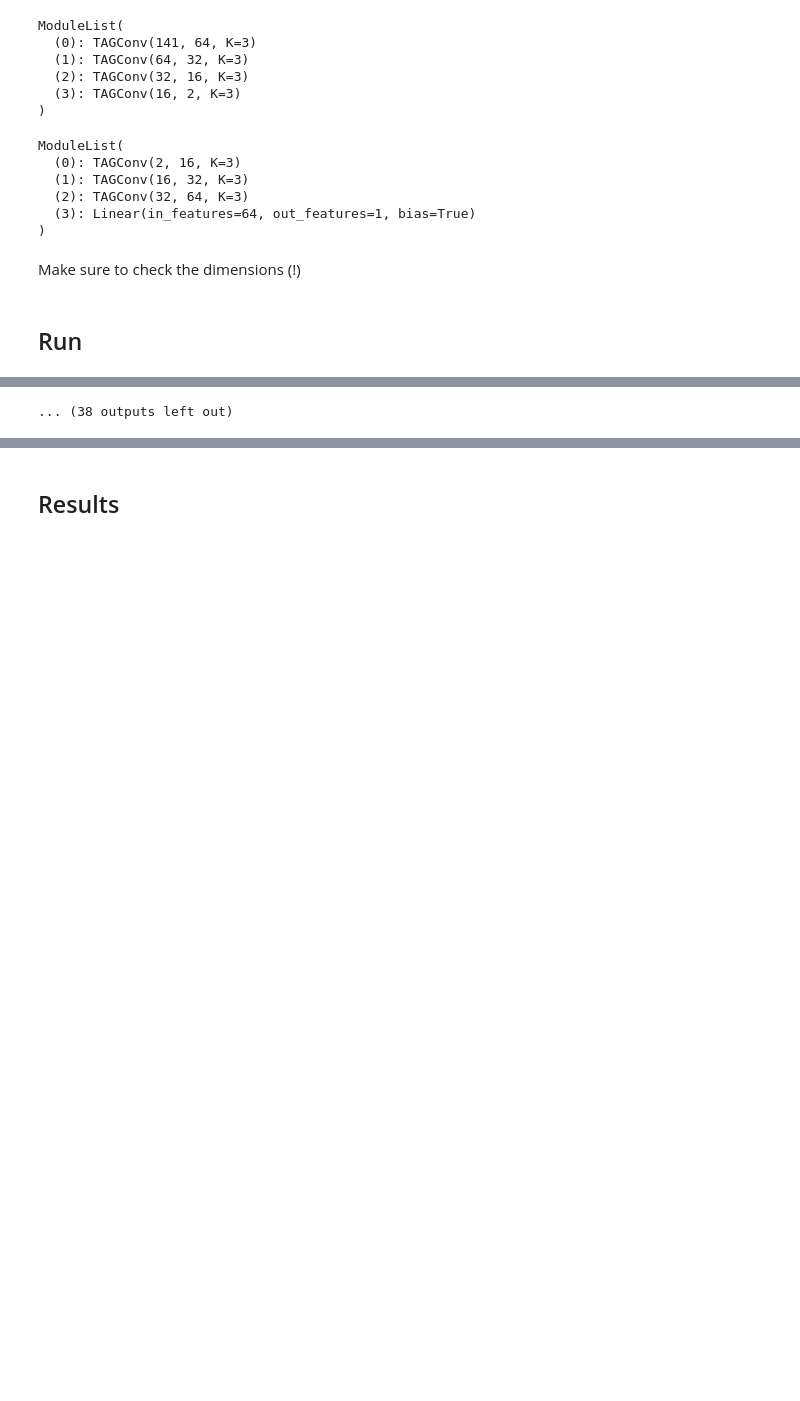
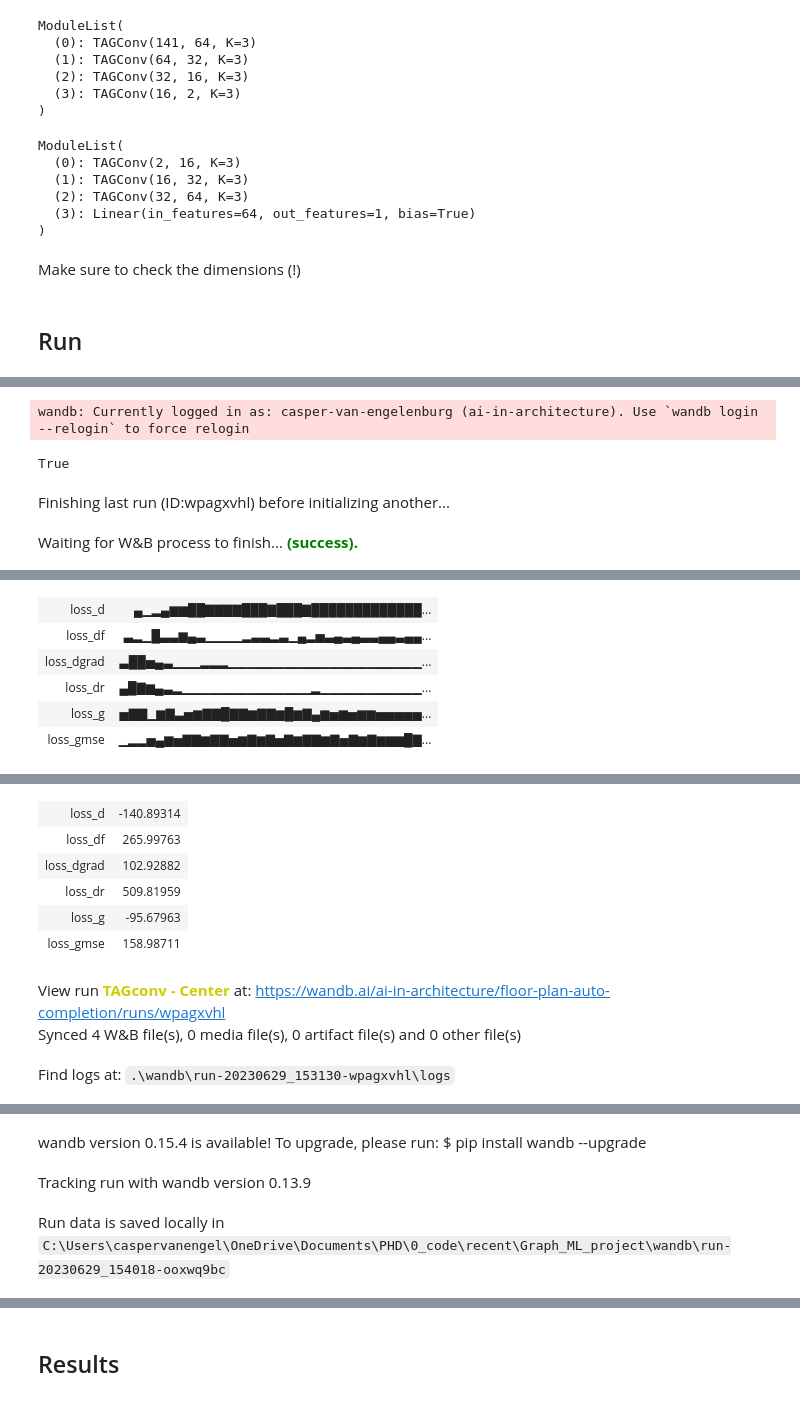
Before and after one commit to Haoranxia/Graph_ML_project, a Jupyter notebook: training_2.ipynb, the cells around one changed output, grey strips where cells are left out. Drawn from its saved outputs; the diff is of its cells as text; code cells hidden in the pictures; blank space fills up the shorter version.

Commit message:
wandb added to training

```diff
--- a/training_2.ipynb
+++ b/training_2.ipynb
@@ -453,3 +455,10 @@ Make sure to check the dimensions (!)
+# %%
+# Wandb Login
+import wandb
+wandb.login()
+# %% [output]
+wandb: Currently logged in as: casper-van-engelenburg (ai-in-architecture). Use `wandb login --relogin` to force relogin
+True
 # %%
 def reset_model(model):
     for layer in model.children():
@@ -462,7 +471,8 @@ from torch.nn import MSELoss
 
 # Set data
 bs = 64
-properties = [0, 1]
+task = 'Center'
+properties = [0, 1] if task == 'Center' else [0, 1, 2, 3]
 dataset = GraphDataset(path, mode='train')
 dataloader = DataLoader(dataset, batch_size=bs, shuffle=True)
 
@@ -474,8 +484,14 @@ in_dim = noise_dim + cat_dim
 out_dim = len(properties)
 hid_dim = [64, 32, 16]
 
+cfg.model.noise_size = noise_dim
+cfg.model.gen_out_size = out_dim
+cfg.model.gen_hids_size = hid_dim[0]
+cfg.model.dis_hids_size = hid_dim[2]
+cfg.train.mse_lambda = 100
+
 generator = Generator(input_dim=in_dim, output_dim=out_dim, hidden_dims=hid_dim)
-discriminator = Discriminator(input_dim=out_dim, hidden_dims=hid_dim.reverse)
+discriminator = Discriminator(input_dim=out_dim, hidden_dims=np.flip(hid_dim))
 
 # Reset model weights (if not already done)
 reset_model(generator)
@@ -489,15 +505,25 @@ mse_loss = MSELoss()
 
 # Init run
 num_steps = 0
+cfg.train.epochs = 500
+
+run = wandb.init(
+    project='floor-plan-auto-completion',
+    name=f'TAGconv - {task}',
+    config=OmegaConf.to_object(cfg)
+)
 
 # Loop through epochs
 for epoch in range(cfg.train.epochs):
 
-    start_time = time.time()
     losses_d = []
     losses_g = []
+    losses_dr = []
+    losses_df = []
+    losses_dgrad = []
+    losses_gmse = []
 
-    for data in tqdm(dataloader, total=len(dataloader)):
+    for data in dataloader:
         num_steps += 1
 
         # get information; _dr "discriminator real"
@@ -520,13 +546,19 @@ for epoch in range(cfg.train.epochs):
         gp = gradient_penalty(discriminator, edge_index, x_dr, x_df.detach(), batch)
 
         # Loss discriminator
-        loss_discriminator = discriminator_fake.mean() - discriminator_real.mean() + cfg.model.lambda_gp * gp
+        loss_dr = discriminator_real.mean()
+        loss_df = discriminator_fake.mean()
+        loss_dgrad = cfg.model.lambda_gp * gp
+        loss_discriminator = loss_df - loss_dr + loss_dgrad
 
         # BP discriminator and save
         optimizer_d.zero_grad()
         loss_discriminator.backward()
         optimizer_d.step()
         losses_d.append(loss_discriminator.item())
+        losses_dr.append(loss_dr.item())
+        losses_df.append(loss_df.item())
+        losses_dgrad.append(loss_dgrad.item())
 
         # Train generator only every <n_critic> number of steps
         if num_steps % cfg.model.n_critic == 0:
@@ -536,16 +568,29 @@ for epoch in range(cfg.train.epochs):
             discriminator_fake = discriminator(edge_index, x_df, batch)
 
             # Loss generator
-            loss_generator = mse_loss(x_dr, x_df) - discriminator_fake.mean()
+            loss_gmse = mse_loss(x_dr, x_df)
+            loss_generator = cfg.train.mse_lambda*loss_gmse - discriminator_fake.mean()
 
             # BP generator and log
             optimizer_g.zero_grad()
             loss_generator.backward()
             optimizer_g.step()
             losses_g.append(loss_generator.item())
+            losses_gmse.append(loss_gmse.item())
+
+    wandb.log({'loss_g': np.mean(losses_g),
+               'loss_d': np.mean(losses_d),
+               'loss_dr': np.mean(losses_dr),
+               'loss_df': np.mean(losses_df),
+               'loss_dgrad': np.mean(losses_dgrad),
+               'loss_gmse': np.mean(losses_gmse)})
 
     # Print scores every epoch
-    epoch_time = time.time() - start_time
-    print("Epoch {} took {:.2f} seconds.\n"
-          "Loss (GEN / DIS): {:.2f} / {:.2f}".format(epoch, epoch_time, np.mean(losses_g), np.mean(losses_d)))
+    # epoch_time = time.time() - start_time
+    # print("Epoch {} took {:.2f} seconds.\n"
+    #       "Loss (GEN / DIS): {:.2f} / {:.2f}".format(epoch, epoch_time, np.mean(losses_g), np.mean(losses_d)))
+
+wandb.finish()
 # %% [output]
+Finishing last run (ID:wpagxvhl) before initializing another...
+Waiting for W&B process to finish... (success).
@@ -553,0 +598,6 @@ Loss (GEN / DIS): -175.30 / -1345.97
+| loss_d | ▄▁▂▄▆▆██▇▇▇▇███▇███▇█████████████... |
+| loss_df | ▃▂▁█▃▃▆▄▃▁▁▁▁▂▃▃▂▃▁▄▂▅▃▄▃▄▃▃▄▄▃▄▄... |
+| loss_dgrad | ▃██▅▄▃▁▁▁▂▂▂▁▁▁▁▁▁▁▁▁▁▁▁▁▁▁▁▁▁▁▁▁... |
+| loss_dr | ▄█▇▆▄▃▂▁▁▁▁▁▁▁▁▁▁▁▁▁▁▂▁▁▁▁▁▁▁▁▁▁▁... |
+| loss_g | ▅▇▇▁▆▇▃▅▆▇▇█▇▇▆▇▇▆█▆▇▄▆▅▆▅▆▆▅▅▅▅▅... |
+| loss_gmse | ▁▂▂▅▄▆▅▇▇▆▇▇▅▆▇▆▇▅▇▆▇▇▆▇▅▇▆▇▆▆▆█▇... |
@@ -555,0 +605,9 @@ Loss (GEN / DIS): -5.74 / -2662.84
+| loss_d | -140.89314 |
+| loss_df | 265.99763 |
+| loss_dgrad | 102.92882 |
+| loss_dr | 509.81959 |
+| loss_g | -95.67963 |
+| loss_gmse | 158.98711 |
+View run TAGconv - Center at: https://wandb.ai/ai-in-architecture/floor-plan-auto-completion/runs/wpagxvhl
+Synced 4 W&B file(s), 0 media file(s), 0 artifact file(s) and 0 other file(s)
+Find logs at: .\wandb\run-20230629_153130-wpagxvhl\logs
@@ -555,0 +615,3 @@ Loss (GEN / DIS): -5.74 / -2662.84
+wandb version 0.15.4 is available! To upgrade, please run: $ pip install wandb --upgrade
+Tracking run with wandb version 0.13.9
+Run data is saved locally in C:\Users\caspervanengel\OneDrive\Documents\PHD\0_code\recent\Graph_ML_project\wandb\run-20230629_154018-ooxwq9bc
@@ -576 +618,0 @@ Loss (GEN / DIS): -18.36 / -1260.68
-... (38 outputs left out)
```
Also changed, not shown: parts of 9 cells of this notebook, 2 other files.
